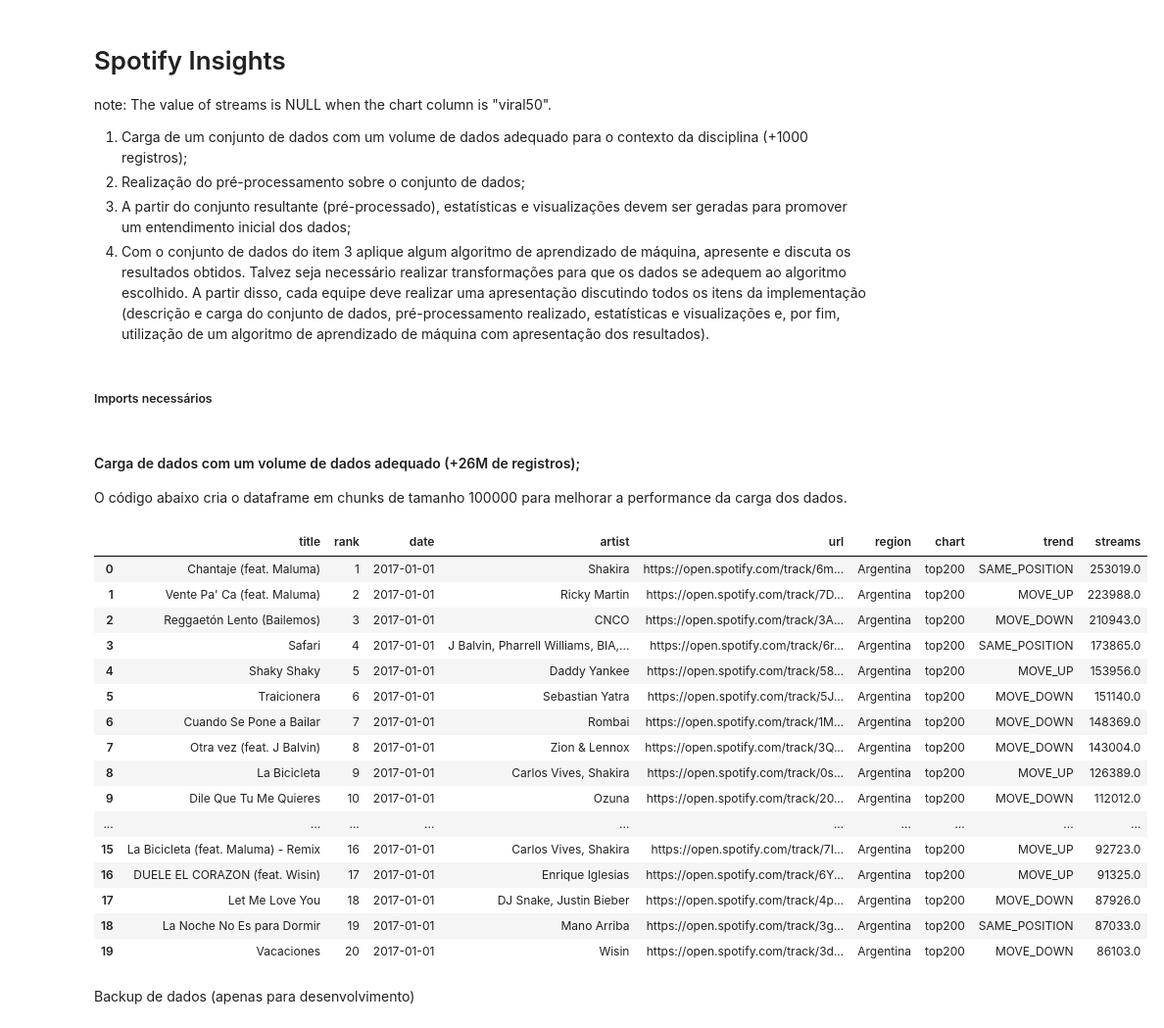
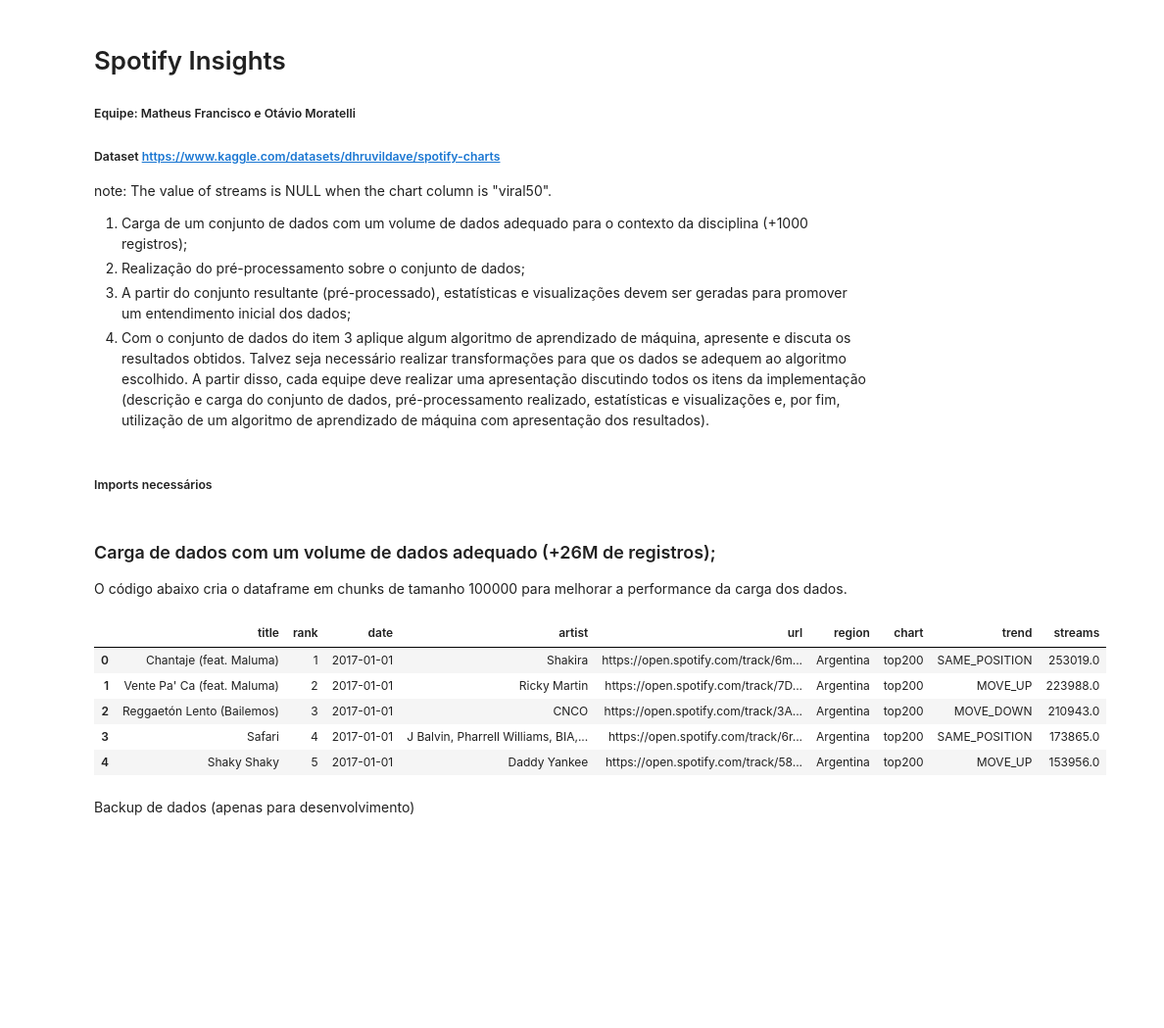
Before and after one commit to matheus1103/finaltopicos3, a Jupyter notebook: final.ipynb, the cells around one changed output. Shown: that part at 98% size. Drawn from its saved outputs; the diff is of its cells as text; code cells hidden in the pictures; blank space fills up the shorter version.

```diff
--- a/final.ipynb
+++ b/final.ipynb
@@ -1,5 +1,7 @@
 # %% [markdown]
 # Spotify Insights
+##### Equipe: Matheus Francisco e Otávio Moratelli
+##### Dataset https://www.kaggle.com/datasets/dhruvildave/spotify-charts
 note: The value of streams is NULL when the chart column is "viral50".
 
 1. Carga de um conjunto de dados com um volume de dados adequado para o contexto da
@@ -25,30 +27,19 @@ import pyspark.sql.types as t
 import pandas as pd
 import time
 # %% [markdown]
-#### Carga de dados com um volume de dados adequado (+26M de registros);
+### Carga de dados com um volume de dados adequado (+26M de registros);
 O código abaixo cria o dataframe em chunks de tamanho 100000 para melhorar a performance da carga dos dados.
 # %%
-df = pd.read_csv("charts.csv", chunksize=100000)
-a = pd.concat(df, ignore_index=True)
-a.head(20)
+spotify_data = pd.read_csv("charts.csv", chunksize=100000)
+spotify_data = pd.concat(spotify_data, ignore_index=True)
+spotify_data.head(5)
 # %% [output]
 |  | title | rank | date | artist | url | region | chart | trend | streams |
 | 0 | Chantaje (feat. Maluma) | 1 | 2017-01-01 | Shakira | https://open.spotify.com/track/6m... | Argentina | top200 | SAME_POSITION | 253019.0 |
 | 1 | Vente Pa' Ca (feat. Maluma) | 2 | 2017-01-01 | Ricky Martin | https://open.spotify.com/track/7D... | Argentina | top200 | MOVE_UP | 223988.0 |
 | 2 | Reggaetón Lento (Bailemos) | 3 | 2017-01-01 | CNCO | https://open.spotify.com/track/3A... | Argentina | top200 | MOVE_DOWN | 210943.0 |
 | 3 | Safari | 4 | 2017-01-01 | J Balvin, Pharrell Williams, BIA,... | https://open.spotify.com/track/6r... | Argentina | top200 | SAME_POSITION | 173865.0 |
 | 4 | Shaky Shaky | 5 | 2017-01-01 | Daddy Yankee | https://open.spotify.com/track/58... | Argentina | top200 | MOVE_UP | 153956.0 |
-| 5 | Traicionera | 6 | 2017-01-01 | Sebastian Yatra | https://open.spotify.com/track/5J... | Argentina | top200 | MOVE_DOWN | 151140.0 |
-| 6 | Cuando Se Pone a Bailar | 7 | 2017-01-01 | Rombai | https://open.spotify.com/track/1M... | Argentina | top200 | MOVE_DOWN | 148369.0 |
-| 7 | Otra vez (feat. J Balvin) | 8 | 2017-01-01 | Zion & Lennox | https://open.spotify.com/track/3Q... | Argentina | top200 | MOVE_DOWN | 143004.0 |
-| 8 | La Bicicleta | 9 | 2017-01-01 | Carlos Vives, Shakira | https://open.spotify.com/track/0s... | Argentina | top200 | MOVE_UP | 126389.0 |
-| 9 | Dile Que Tu Me Quieres | 10 | 2017-01-01 | Ozuna | https://open.spotify.com/track/20... | Argentina | top200 | MOVE_DOWN | 112012.0 |
-| ... | ... | ... | ... | ... | ... | ... | ... | ... | ... |
-| 15 | La Bicicleta (feat. Maluma) - Remix | 16 | 2017-01-01 | Carlos Vives, Shakira | https://open.spotify.com/track/7I... | Argentina | top200 | MOVE_UP | 92723.0 |
-| 16 | DUELE EL CORAZON (feat. Wisin) | 17 | 2017-01-01 | Enrique Iglesias | https://open.spotify.com/track/6Y... | Argentina | top200 | MOVE_UP | 91325.0 |
-| 17 | Let Me Love You | 18 | 2017-01-01 | DJ Snake, Justin Bieber | https://open.spotify.com/track/4p... | Argentina | top200 | MOVE_DOWN | 87926.0 |
-| 18 | La Noche No Es para Dormir | 19 | 2017-01-01 | Mano Arriba | https://open.spotify.com/track/3g... | Argentina | top200 | SAME_POSITION | 87033.0 |
-| 19 | Vacaciones | 20 | 2017-01-01 | Wisin | https://open.spotify.com/track/3d... | Argentina | top200 | MOVE_DOWN | 86103.0 |
 # %% [markdown]
 Backup de dados (apenas para desenvolvimento)
 # %%
```
Also changed, not shown: parts of 22 cells of this notebook.
